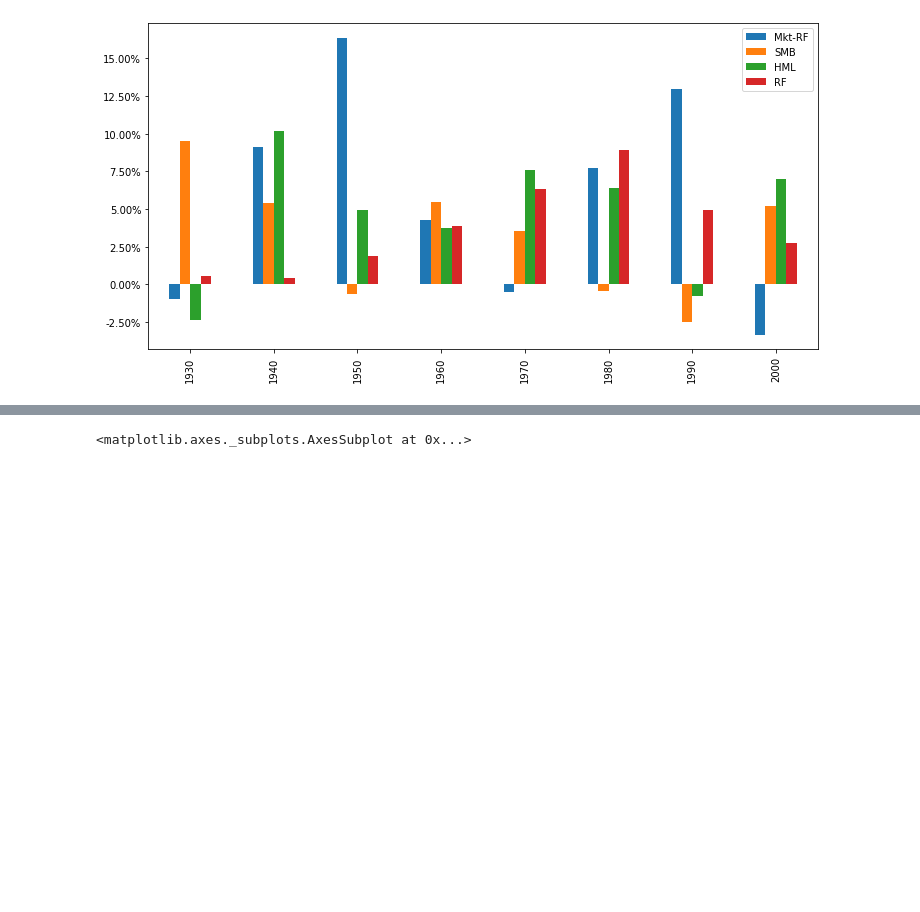
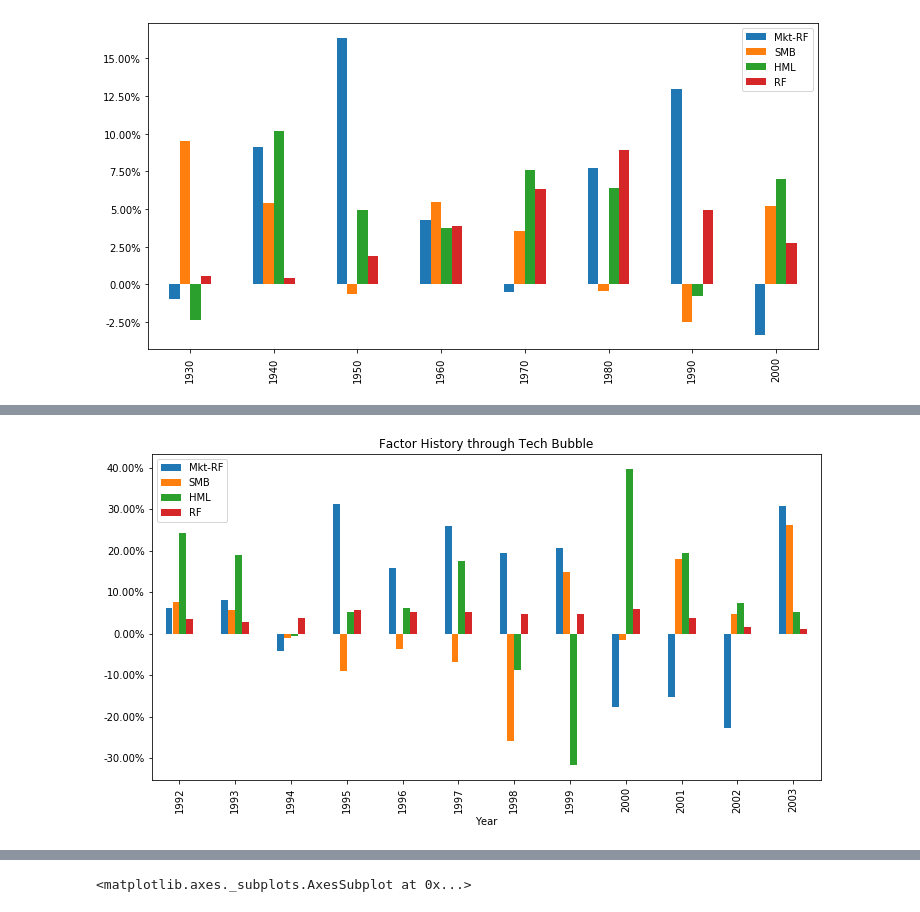
Before and after one commit to tianhuil/portfolio, a Jupyter notebook: Fama_French.ipynb, the cells around one changed output, grey strips where cells are left out. Saved outputs shown, nothing was run; the diff lists cells and outputs as text; code cells hidden in the pictures; blank space fills up the shorter version.

```diff
--- a/Fama_French.ipynb
+++ b/Fama_French.ipynb
@@ -47,0 +58,4 @@ ax.set_yticklabels(['{:,.2%}'.format(x) for x in vals]);
+# %%
+detailed_factor(slice(1992, 2003), "Factor History through Tech Bubble")
+# %% [output]
+[figure, added]
```
Also changed, not shown: parts of 4 cells of this notebook, 2 other files.
